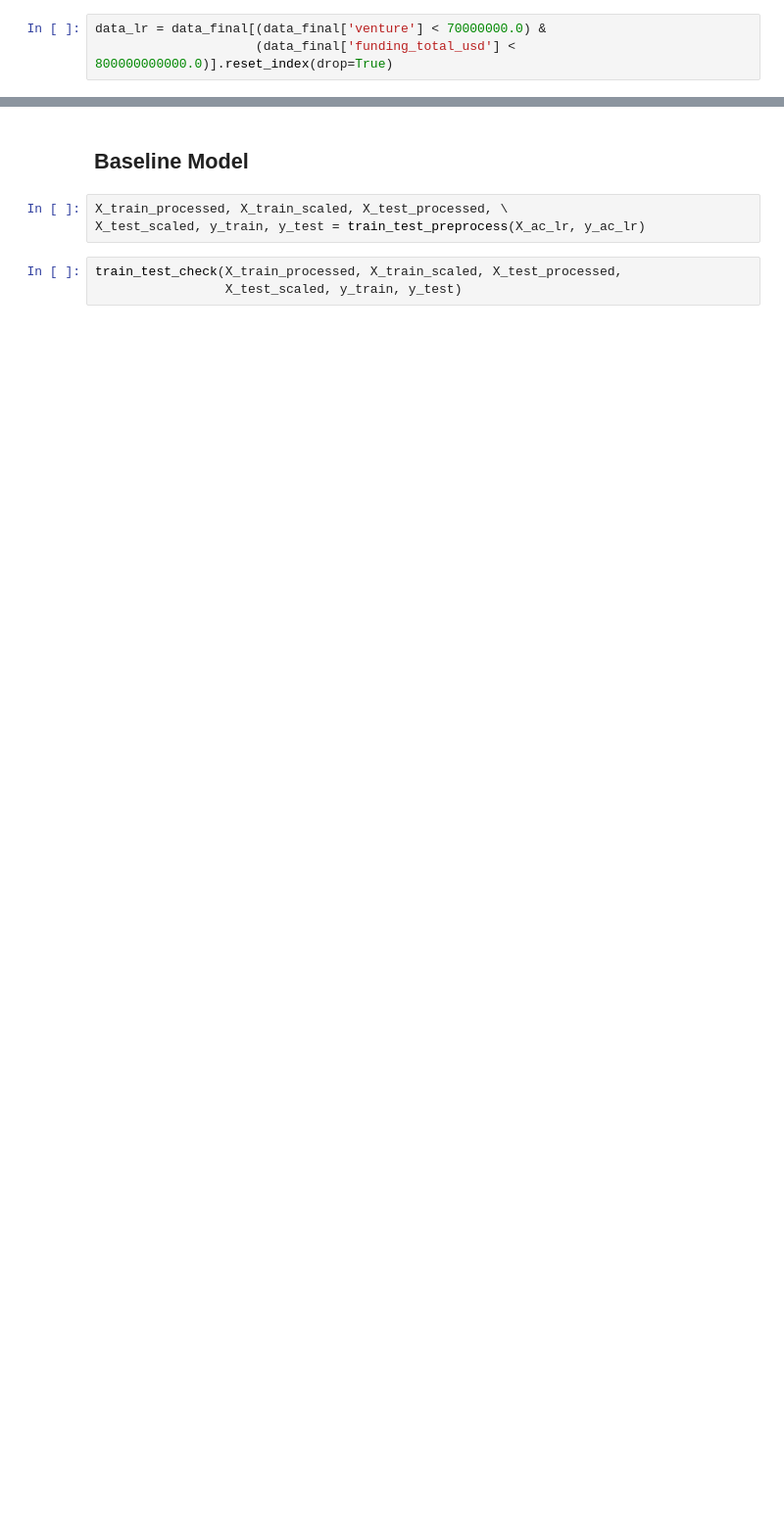
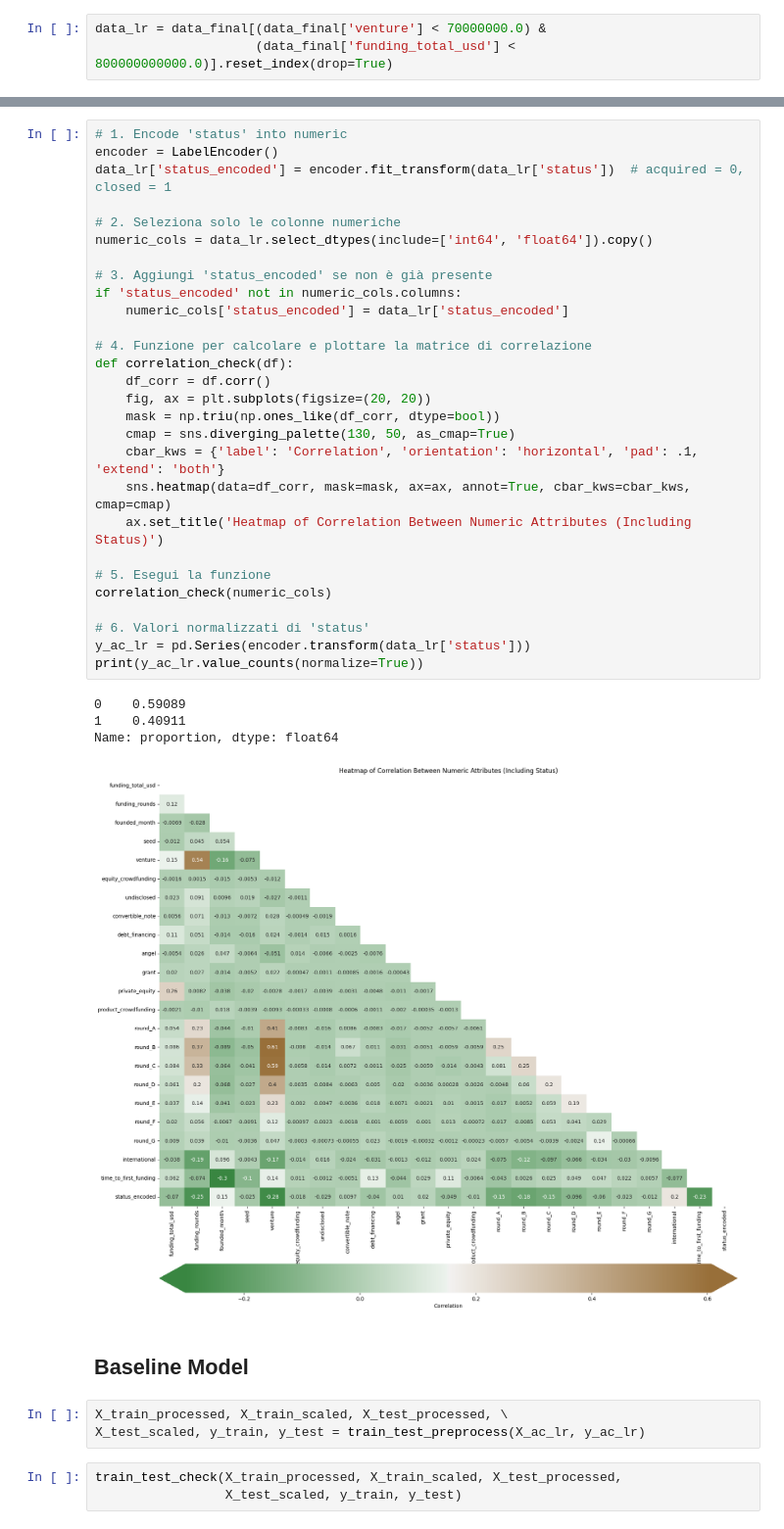
Before and after one commit to lorenzopanero/startup-prediction, a Jupyter notebook: notebook/final_notebook.ipynb, the cells around one changed output, grey strips where cells are left out. Shown at 98% size. Saved outputs shown, nothing was run; the diff lists cells and outputs as text; blank space fills up the shorter version.

```diff
--- a/notebook/final_notebook.ipynb
+++ b/notebook/final_notebook.ipynb
@@ -1199,3 +1196,36 @@ dtype: float64
+# %%
+# 1. Encode 'status' into numeric
+encoder = LabelEncoder()
+data_lr['status_encoded'] = encoder.fit_transform(data_lr['status'])  # acquired = 0, closed = 1
+
+# 2. Seleziona solo le colonne numeriche
+numeric_cols = data_lr.select_dtypes(include=['int64', 'float64']).copy()
+
+# 3. Aggiungi 'status_encoded' se non è già presente
+if 'status_encoded' not in numeric_cols.columns:
+    numeric_cols['status_encoded'] = data_lr['status_encoded']
+
+# 4. Funzione per calcolare e plottare la matrice di correlazione
+def correlation_check(df):
+    df_corr = df.corr()
+    fig, ax = plt.subplots(figsize=(20, 20))
+    mask = np.triu(np.ones_like(df_corr, dtype=bool))
+    cmap = sns.diverging_palette(130, 50, as_cmap=True)
+    cbar_kws = {'label': 'Correlation', 'orientation': 'horizontal', 'pad': .1, 'extend': 'both'}
+    sns.heatmap(data=df_corr, mask=mask, ax=ax, annot=True, cbar_kws=cbar_kws, cmap=cmap)
+    ax.set_title('Heatmap of Correlation Between Numeric Attributes (Including Status)')
+
+# 5. Esegui la funzione
+correlation_check(numeric_cols)
+
+# 6. Valori normalizzati di 'status'
+y_ac_lr = pd.Series(encoder.transform(data_lr['status']))
+print(y_ac_lr.value_counts(normalize=True))
+# %% [output]
+0    0.59089
+1    0.40911
+Name: proportion, dtype: float64
+[figure, added]
 # %% [markdown]
 ## Baseline Model
 # %%
```
Also changed, not shown: parts of 26 cells of this notebook, 9 other files.
